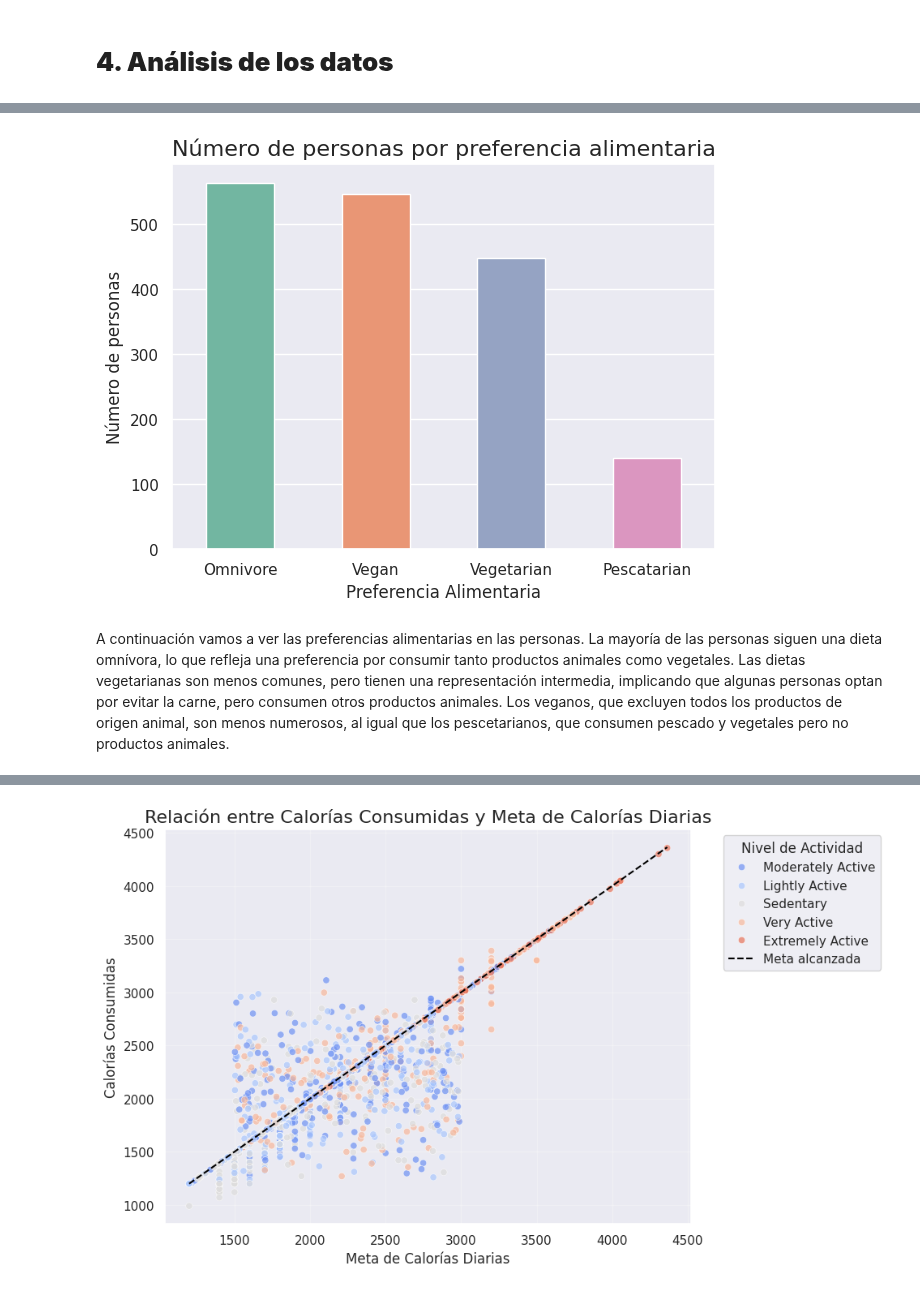
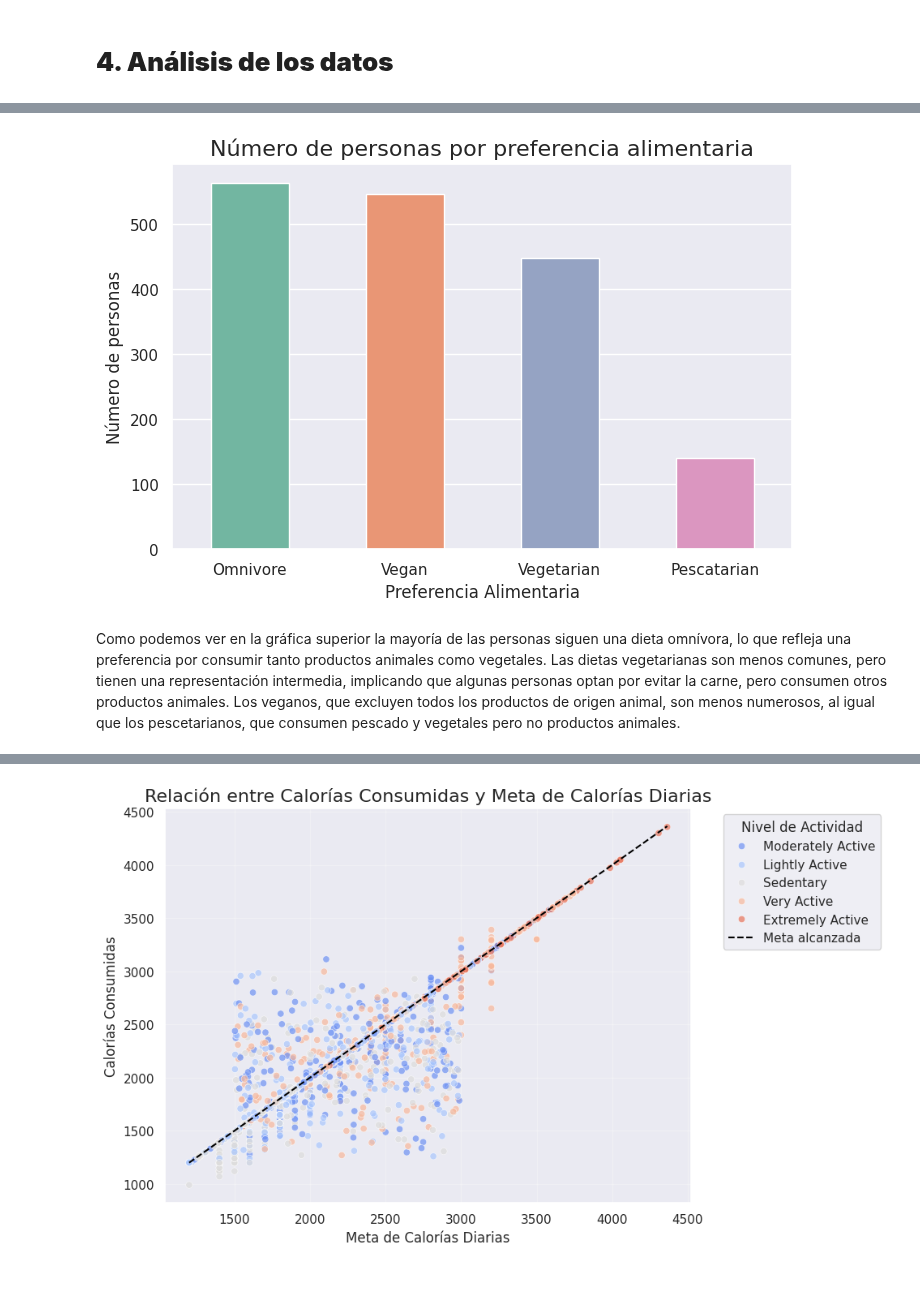
Before and after one commit to miriam013/Nutrition-Daily-Meals, a Jupyter notebook: Nutrition_Daily_Meals.ipynb, the cells around one changed output, grey strips where cells are left out. Drawn from its saved outputs; the diff is of its cells as text; code cells hidden in the pictures.

```diff
--- a/Nutrition_Daily_Meals.ipynb
+++ b/Nutrition_Daily_Meals.ipynb
@@ -171,20 +184,20 @@ df.head(5)
 # %%
 # Frecuencia de cada preferencia alimentaria
 preference_counts = df['Preferencia_dietética'].value_counts()
 
-plt.figure(figsize=(7, 5))  # Tamaño del gráfico
+plt.figure(figsize=(8, 5))  # Tamaño del gráfico
 sns.barplot(x=preference_counts.index, y=preference_counts.values, hue=preference_counts.index, palette="Set2", legend=False, width=0.5)
 
 # Título y etiquetas
 plt.title('Número de personas por preferencia alimentaria', fontsize=16)
 plt.xlabel('Preferencia Alimentaria', fontsize=12)
 plt.ylabel('Número de personas', fontsize=12)
 
 plt.show()
 # %% [output]
-[figure, old version]
+[figure, new version]
 # %% [markdown]
-A continuación vamos a ver las preferencias alimentarias en las personas. La mayoría de las personas siguen una dieta omnívora, lo que refleja una preferencia por consumir tanto productos animales como vegetales. Las dietas vegetarianas son menos comunes, pero tienen una representación intermedia, implicando que algunas personas optan por evitar la carne, pero consumen otros productos animales. Los veganos, que excluyen todos los productos de origen animal, son menos numerosos, al igual que los pescetarianos, que consumen pescado y vegetales pero no productos animales.
+Como podemos ver en la gráfica superior la mayoría de las personas siguen una dieta omnívora, lo que refleja una preferencia por consumir tanto productos animales como vegetales. Las dietas vegetarianas son menos comunes, pero tienen una representación intermedia, implicando que algunas personas optan por evitar la carne, pero consumen otros productos animales. Los veganos, que excluyen todos los productos de origen animal, son menos numerosos, al igual que los pescetarianos, que consumen pescado y vegetales pero no productos animales.
 # %%
 activity_diet = pd.crosstab(df['Nivel_de_actividad'], df['Preferencia_dietética'])
 
```
Also changed, not shown: parts of 16 cells of this notebook.
